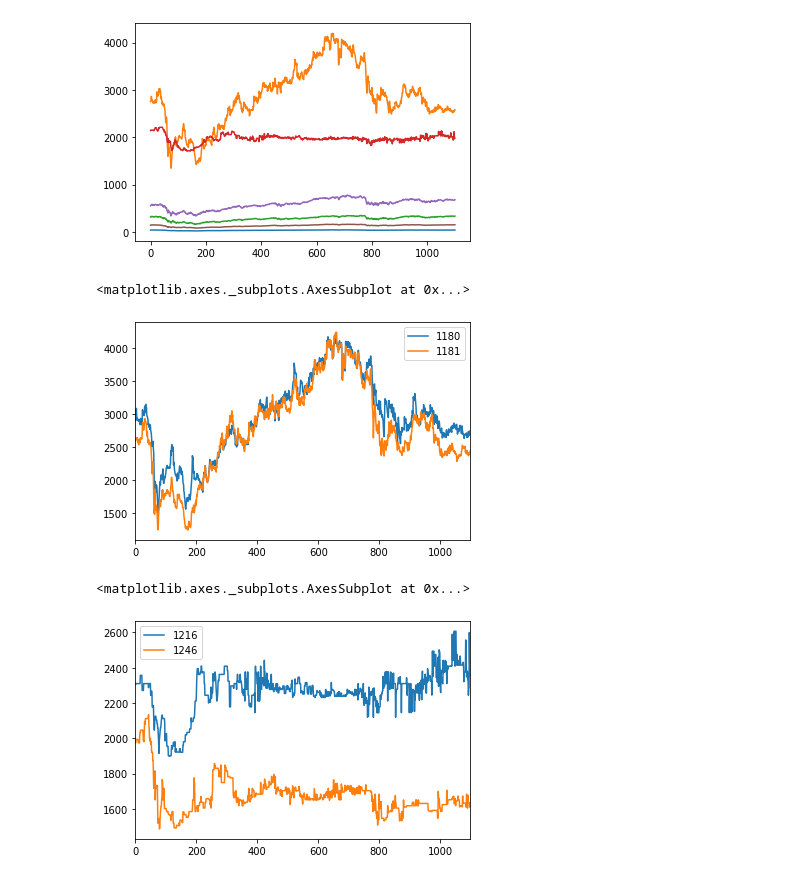
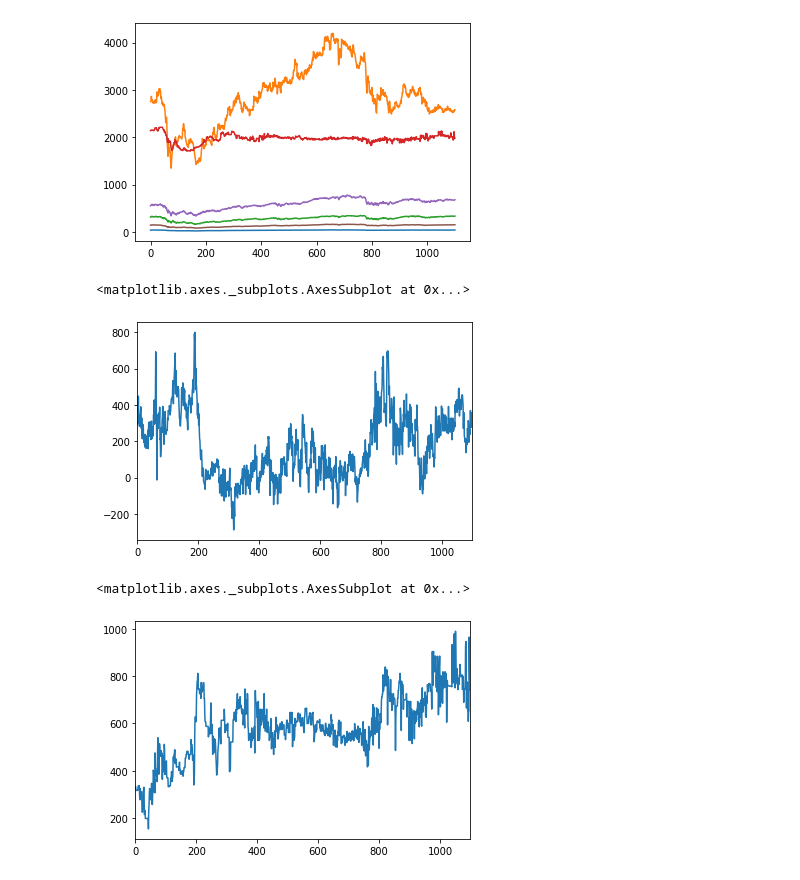
Before and after one commit to PuzzlingMojito/Ubiquant-Contest, a Jupyter notebook: notebooks/Untitled2.ipynb, the cells around one changed output. Cells and saved outputs as stored; diff of their text form; code cells hidden in the pictures.

```diff
--- a/notebooks/Untitled2.ipynb
+++ b/notebooks/Untitled2.ipynb
@@ -81,12 +101,12 @@ stocks_groups = km_dba.predict(close.T)
 # %%
 d = {i:np.argwhere(stocks_groups == i).astype(int).reshape(-1) for i in range(6)}
 # %%
-close[np.array(all_codes)[d[1]]].plot()
+(close[np.array(all_codes)[d[1]][0]] - close[np.array(all_codes)[d[1]][1]]).plot()
 # %% [output]
 <matplotlib.axes._subplots.AxesSubplot at 0x...>
-[figure, old version]
+[figure, new version]
 # %%
-close[np.array(all_codes)[d[3]]].plot()
+(close[np.array(all_codes)[d[3][0]]] - close[np.array(all_codes)[d[3][1]]]).plot()
 # %% [output]
 <matplotlib.axes._subplots.AxesSubplot at 0x...>
-[figure, old version]
+[figure, new version]
```
Also changed, not shown: parts of 2 cells of this notebook, 5 other files.
